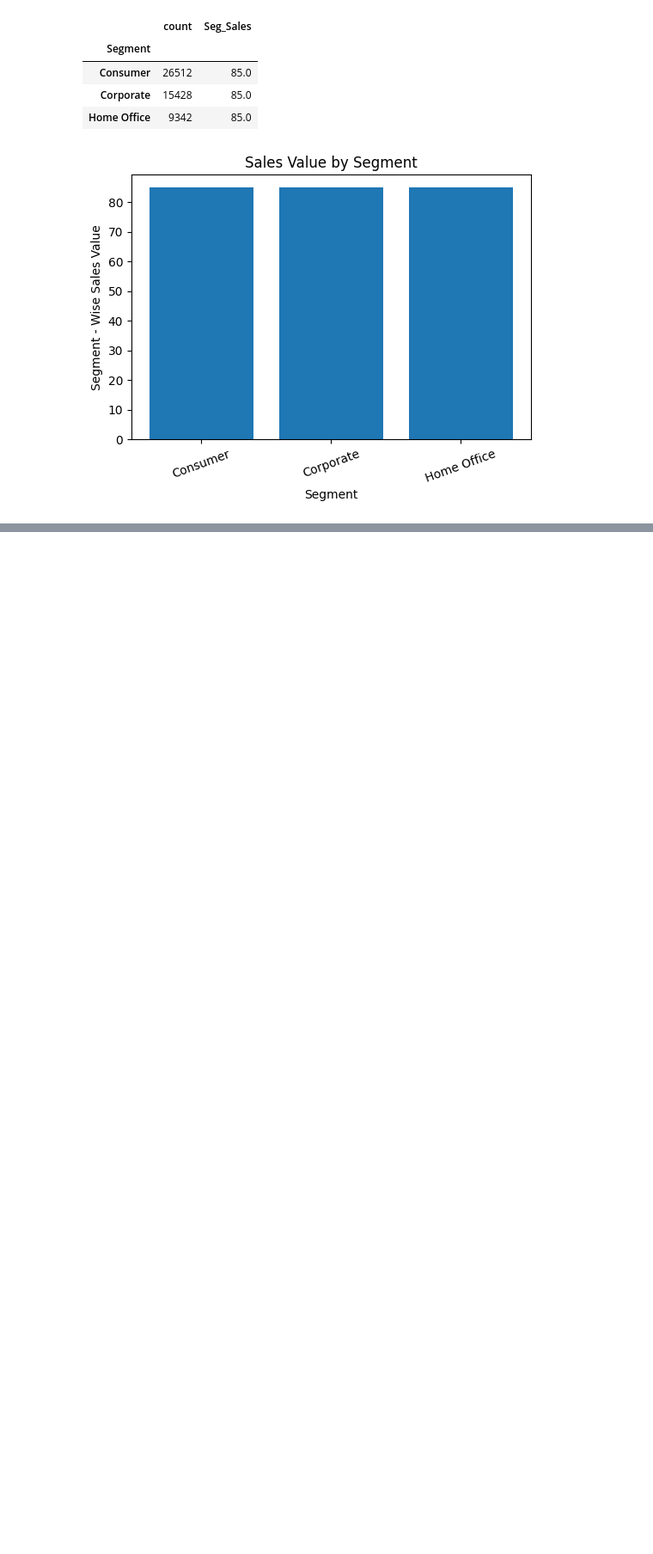
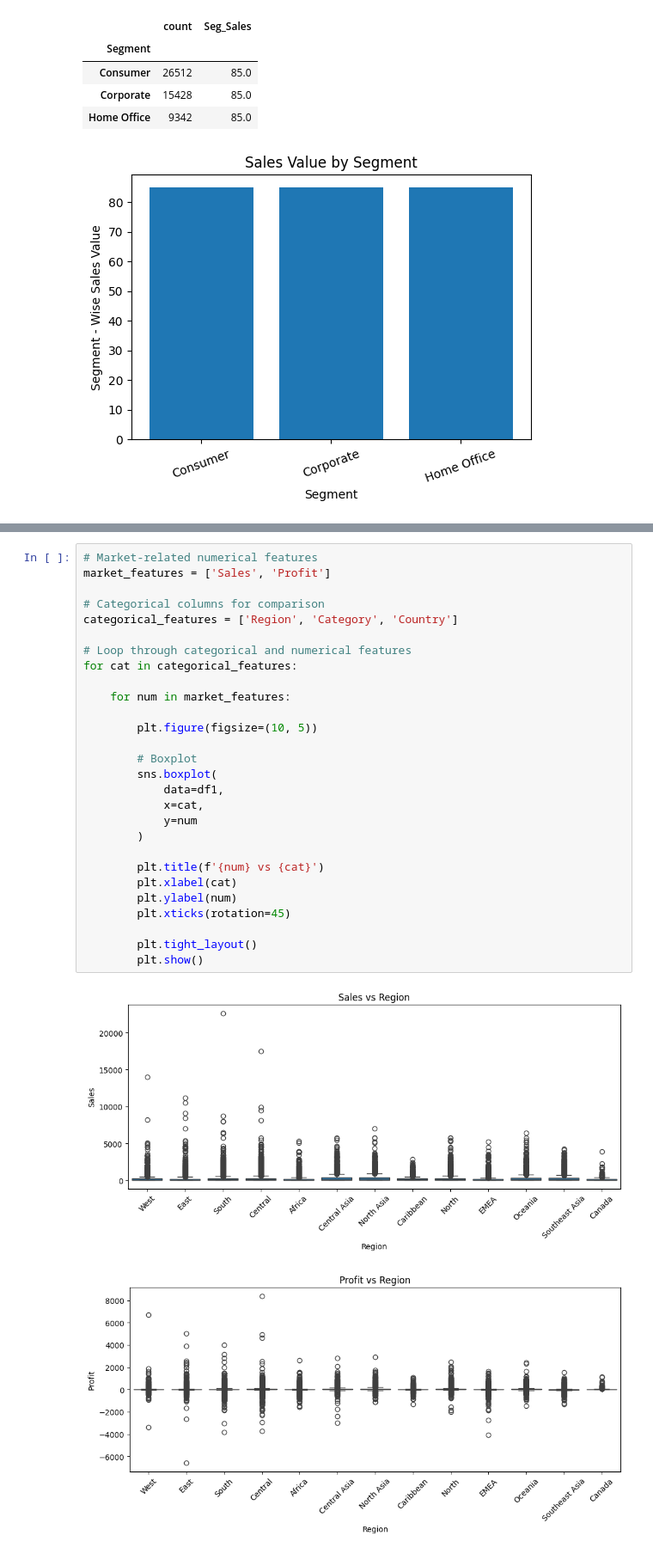
Before and after one commit to nayan-letscreate/HV-Projects, a Jupyter notebook: Graded Assignment on Exploratory Data Analysis.ipynb, the cells around one changed output, grey strips where cells are left out. Shown at 86% size. Cells and saved outputs as stored; diff of their text form; blank space fills up the shorter version.

```diff
--- a/Graded Assignment on Exploratory Data Analysis.ipynb
+++ b/Graded Assignment on Exploratory Data Analysis.ipynb
@@ -696,0 +734,31 @@ plt.show()
+# %%
+# Market-related numerical features
+market_features = ['Sales', 'Profit']
+
+# Categorical columns for comparison
+categorical_features = ['Region', 'Category', 'Country']
+
+# Loop through categorical and numerical features
+for cat in categorical_features:
+
+    for num in market_features:
+
+        plt.figure(figsize=(10, 5))
+
+        # Boxplot
+        sns.boxplot(
+            data=df1,
+            x=cat,
+            y=num
+        )
+
+        plt.title(f'{num} vs {cat}')
+        plt.xlabel(cat)
+        plt.ylabel(num)
+        plt.xticks(rotation=45)
+
+        plt.tight_layout()
+        plt.show()
+# %% [output]
+[figure, added]
+[figure, added]
```
Also changed, not shown: parts of 5 cells of this notebook.
